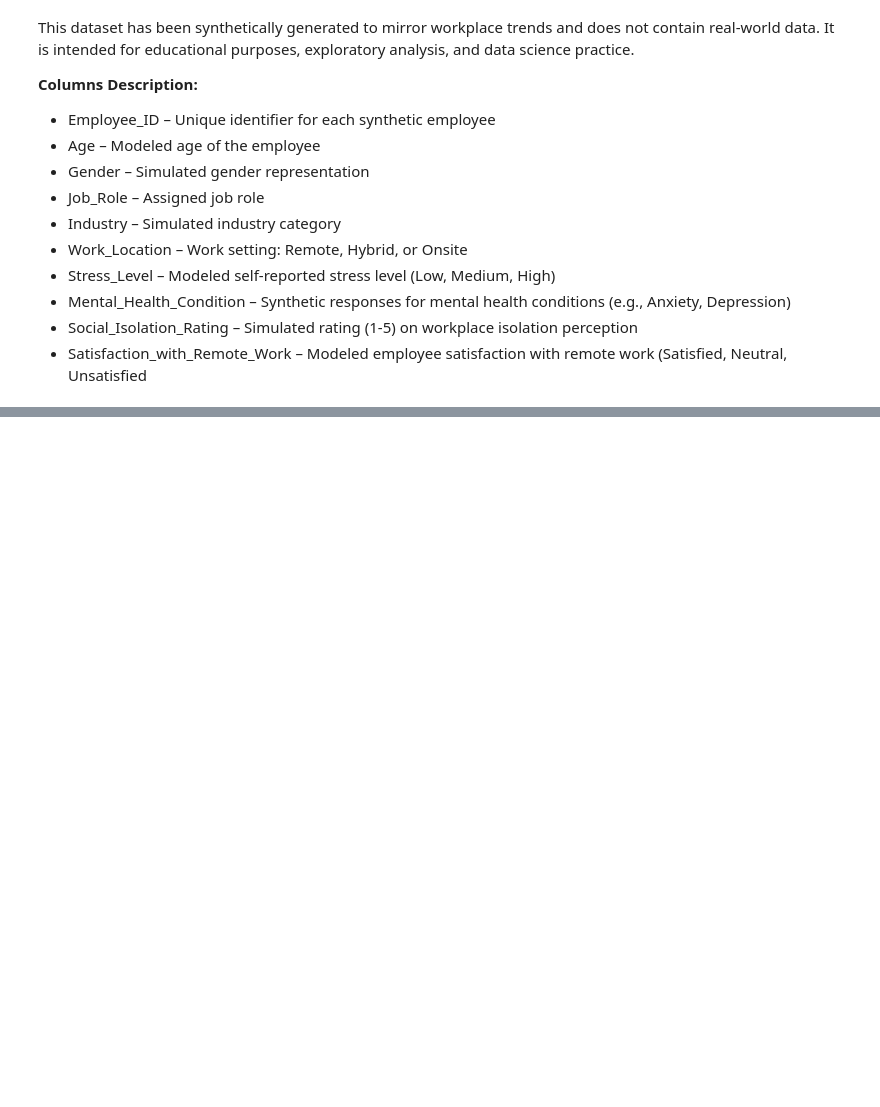
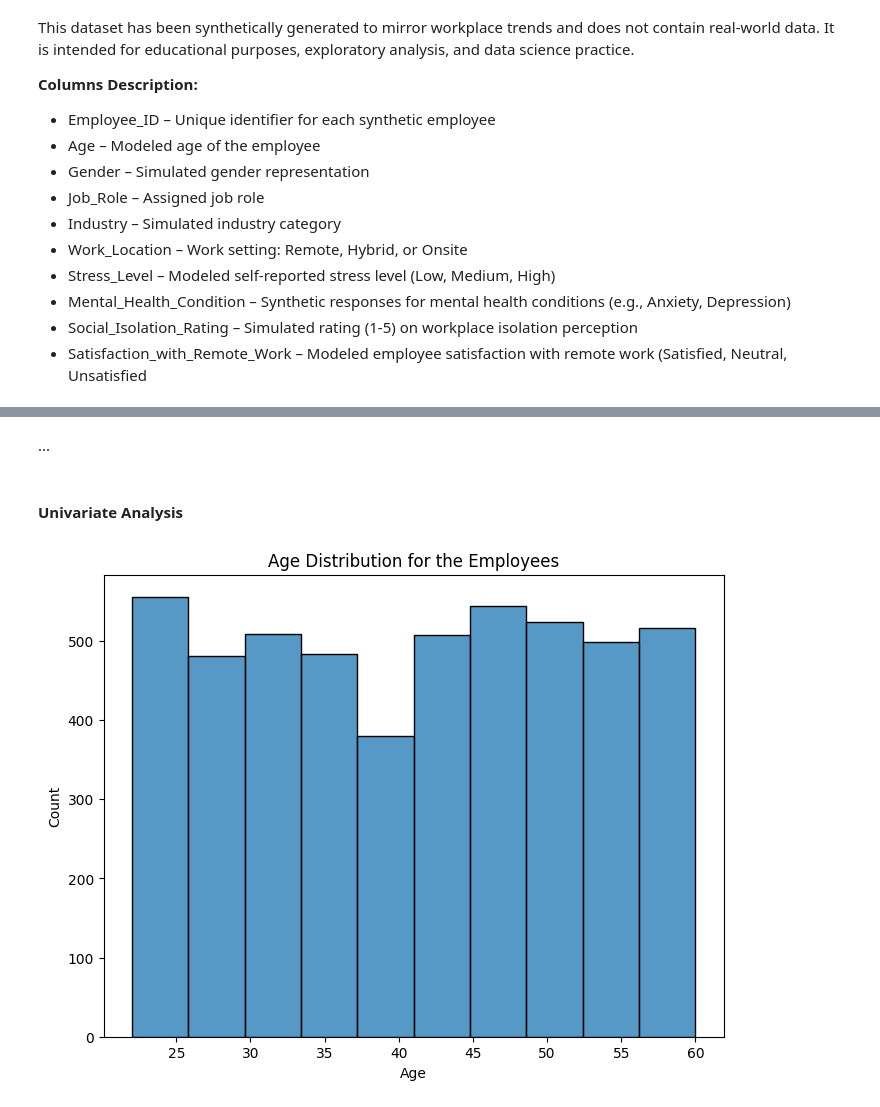
Before and after one commit to PalesaMonica/Wits-Data-Science-Interest-Group, a Jupyter notebook: Data Analysis/Exercise/Full EDA.ipynb, the cells around one changed output, grey strips where cells are left out. Saved outputs shown, nothing was run; the diff lists cells and outputs as text; code cells hidden in the pictures; blank space fills up the shorter version.

```diff
--- a/Data Analysis/Exercise/Full EDA.ipynb
+++ b/Data Analysis/Exercise/Full EDA.ipynb
@@ -39,0 +321,12 @@ For the given dataset do the following :
+# %% [markdown]
+...
+# %% [markdown]
+#### Univariate Analysis
+# %%
+#age distribution of the employees
+plt.figure(figsize=(8,6))
+sns.histplot(cleaned_data["Age"],bins=10)
+plt.title("Age Distribution for the Employees")
+plt.show()
+# %% [output]
+[figure, added]
```
Also changed, not shown: parts of 51 cells of this notebook.
